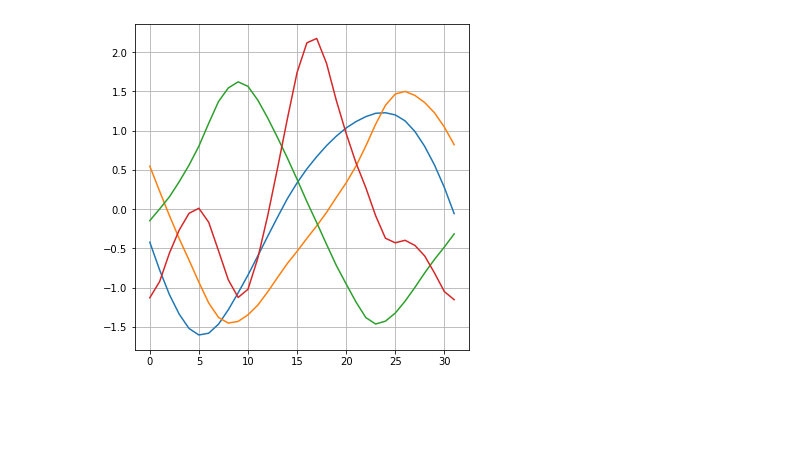
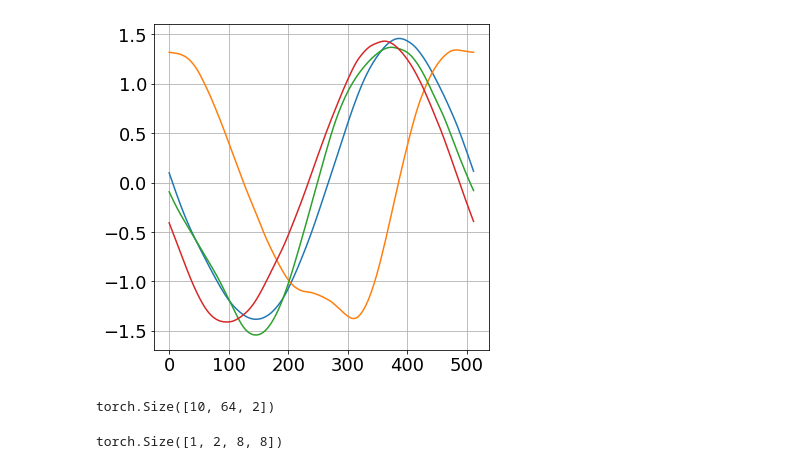
Before and after one commit to boschresearch/torchphysics, a Jupyter notebook: examples/deeponet/test_stuff.ipynb, the cells around one changed output. Drawn from its saved outputs; the diff is of its cells as text; code cells hidden in the pictures; blank space fills up the shorter version.

```diff
--- a/examples/deeponet/test_stuff.ipynb
+++ b/examples/deeponet/test_stuff.ipynb
@@ -144,28 +201,35 @@ plt.colorbar()
 # %%
 import torchphysics as tp
 import torch
 import matplotlib.pyplot as plt
 
 X = tp.spaces.R1("x")
 U = tp.spaces.R1("u")
 
 fn_space = tp.spaces.FunctionSpace(X, U)
 
 
 def cov_fn(x):
     return 1/(0.1 + abs(x[0])**6)**0.5
 
-grf_set = tp.domains.GRFFunctionSet(fn_space, (32, ), auto_cov_fn=cov_fn)
+grf_set = tp.domains.GRFFunctionSet(fn_space, 100, (512, ), auto_cov_fn=cov_fn)
 
-loc = tp.spaces.Points(torch.ones((10,1)), X)
-
-grf_images = grf_set.sample_functions(20, loc).as_tensor
+grf_set.create_functions()
+grf_images = grf_set.get_function([3, 4, 5, 6, 10]).as_tensor
 
 plt.figure(0, figsize=(6, 6))
 plt.plot(grf_images[0])
 plt.plot(grf_images[2])
 plt.plot(grf_images[3])
 plt.plot(grf_images[4])
 plt.grid()
 # %% [output]
-[figure, old version]
+[figure, new version]
+# %%
+import torch
+
+A = torch.ones(10, 8, 8, 2)
+B = A.reshape(10, -1, 2)
+B.shape
+# %% [output]
+torch.Size([10, 64, 2])
@@ -171,0 +239,4 @@ plt.grid()
+# %%
+torch.zeros(C).shape
+# %% [output]
+torch.Size([1, 2, 8, 8])
```
Also changed, not shown: parts of 17 cells of this notebook, 19 other files.
